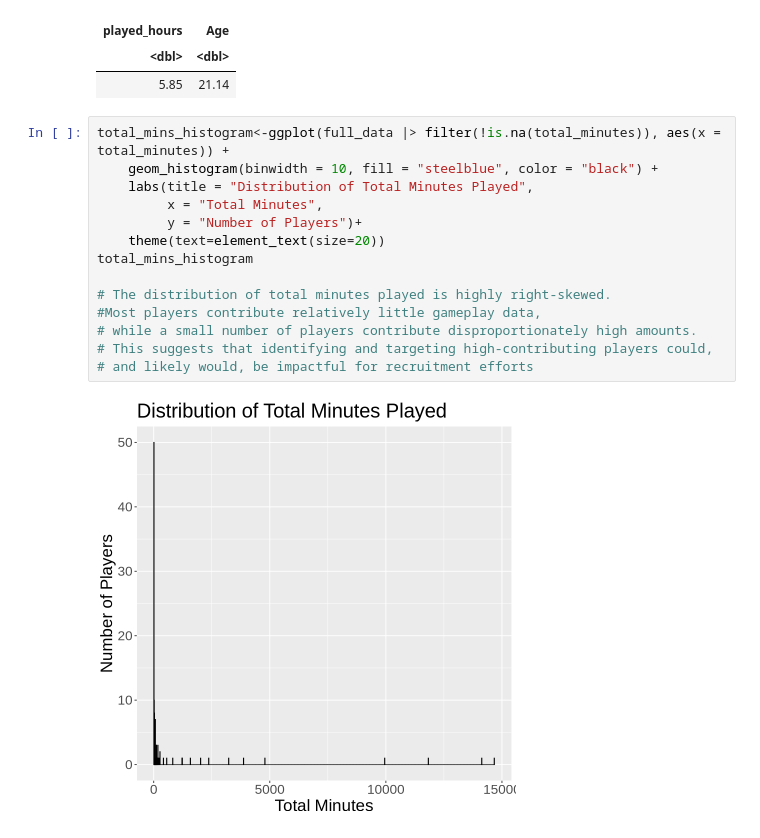
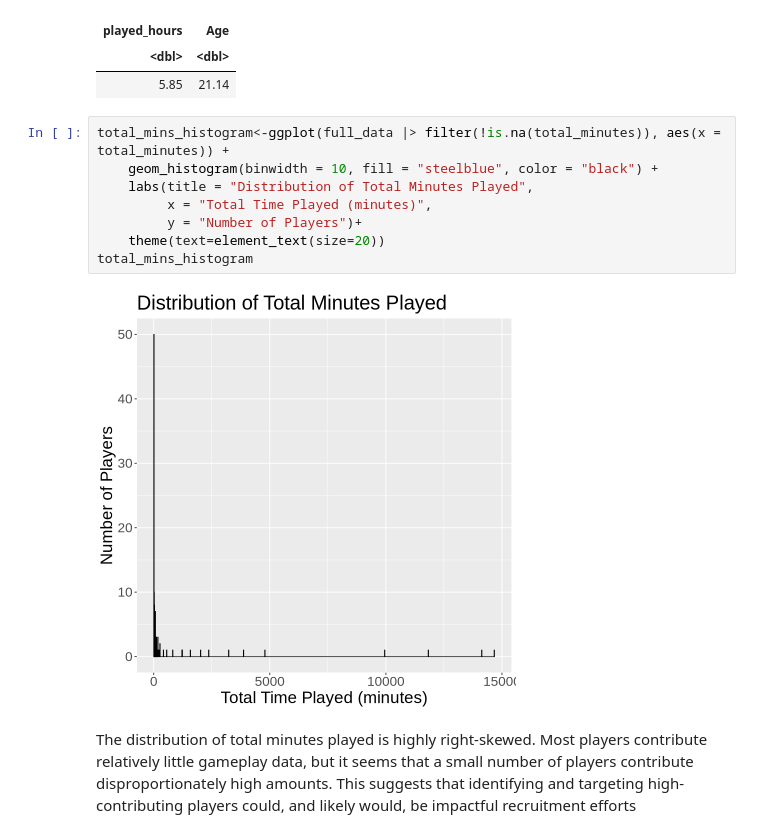
Before and after one commit to alexasestak/individual_planning_report_targetting_players, a Jupyter notebook: tidydata.ipynb, the cells around one changed output. Saved outputs shown, nothing was run; the diff lists cells and outputs as text.

Commit message:
added extrapolation on graphs, as well as methods, plan and github summary
did some extra formatting to make it look nicer and tidier!!

```diff
--- a/tidydata.ipynb
+++ b/tidydata.ipynb
@@ -88,19 +92,17 @@ A tibble: 1 × 2
 # %%
 total_mins_histogram<-ggplot(full_data |> filter(!is.na(total_minutes)), aes(x = total_minutes)) +
     geom_histogram(binwidth = 10, fill = "steelblue", color = "black") +
     labs(title = "Distribution of Total Minutes Played",
-         x = "Total Minutes",
+         x = "Total Time Played (minutes)",
          y = "Number of Players")+
     theme(text=element_text(size=20))
 total_mins_histogram
-
-# The distribution of total minutes played is highly right-skewed.
-#Most players contribute relatively little gameplay data,
-# while a small number of players contribute disproportionately high amounts.
-# This suggests that identifying and targeting high-contributing players could,
-# and likely would, be impactful for recruitment efforts
 # %% [output]
-[figure, old version]
+[figure, new version]
+# %% [markdown]
+The distribution of total minutes played is highly right-skewed.
+Most players contribute relatively little gameplay data, but it seems that a small number of players contribute disproportionately high amounts.
+This suggests that identifying and targeting high-contributing players could, and likely would, be impactful recruitment efforts
 # %%
 total_mins_boxplot <- ggplot(full_data |> filter(!is.na(total_minutes)), aes(x = subscribe, y = total_minutes)) +
     geom_boxplot(fill = "black") +
```
Also changed, not shown: parts of 7 cells of this notebook.
